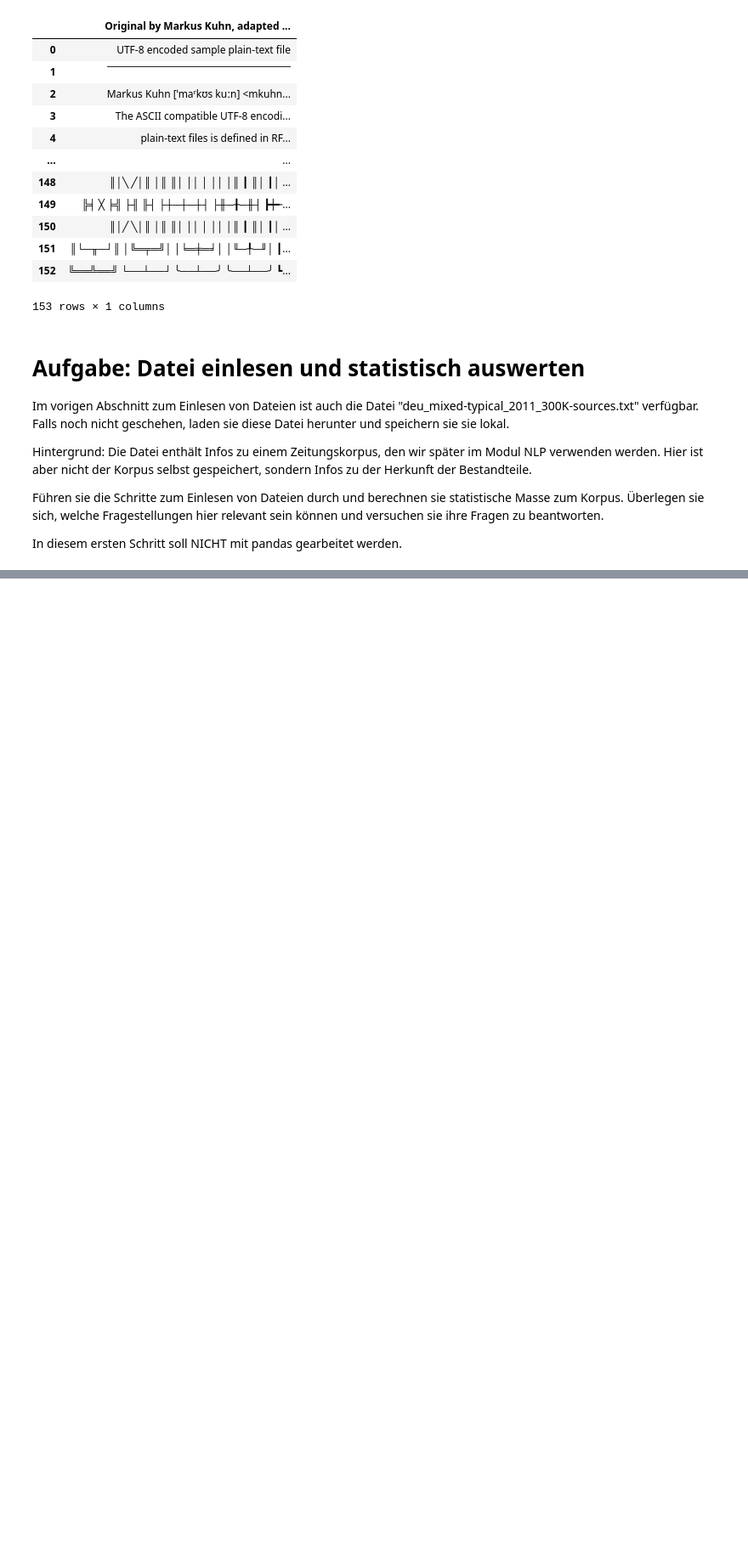
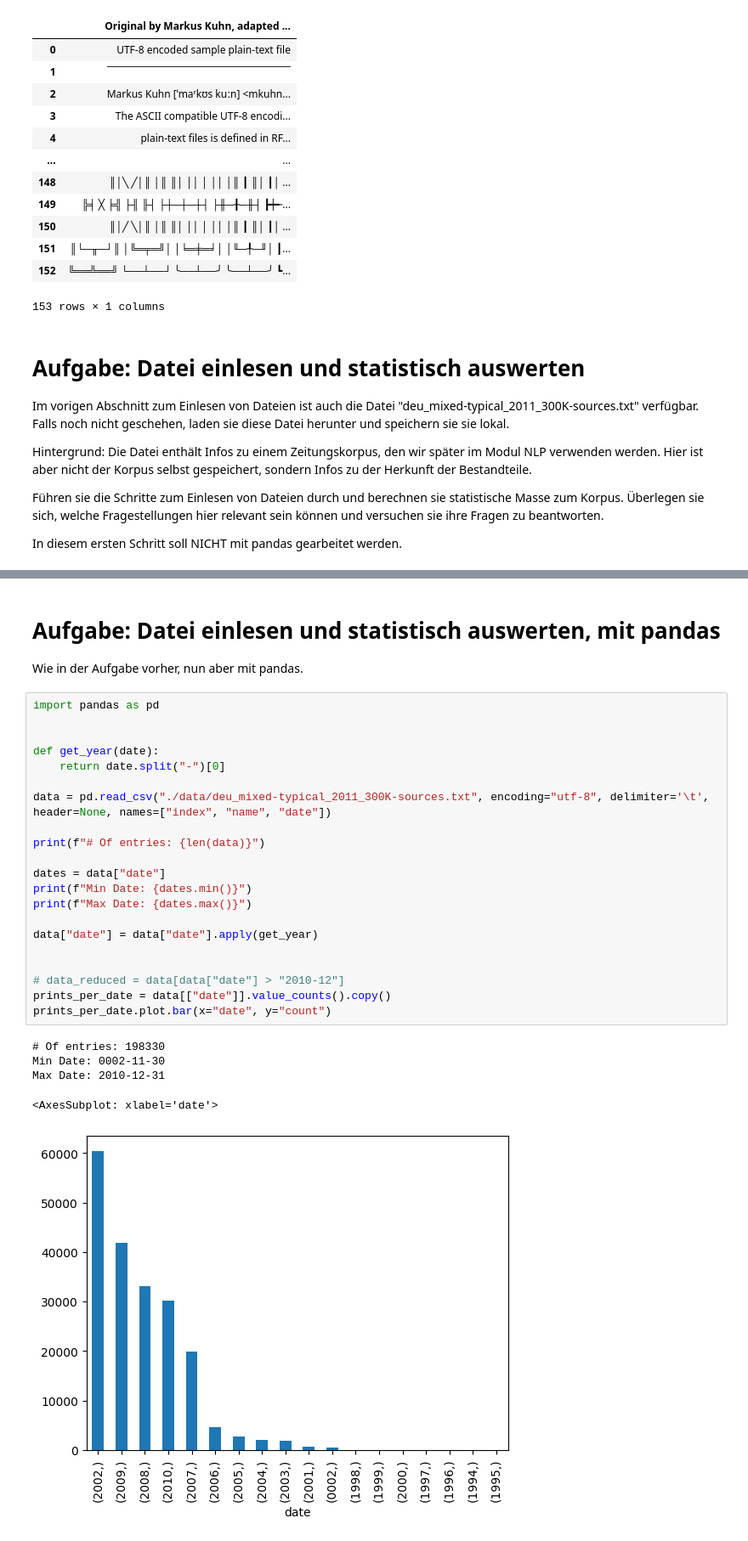
Before and after one commit to yhutter-dv/fhgr-explorative-data-analytics, a Jupyter notebook: jupyter_notebooks/assignments.ipynb, the cells around one changed output, grey strips where cells are left out. Shown at 85% size. Drawn from its saved outputs; the diff is of its cells as text; blank space fills up the shorter version.

```diff
--- a/jupyter_notebooks/assignments.ipynb
+++ b/jupyter_notebooks/assignments.ipynb
@@ -760,0 +767,30 @@ Max Date: 2010-12-31
+# %% [markdown]
+# Aufgabe: Datei einlesen und statistisch auswerten, mit pandas
+Wie in der Aufgabe vorher, nun aber mit pandas.
+# %%
+import pandas as pd
+
+
+def get_year(date):
+    return date.split("-")[0]
+
+data = pd.read_csv("./data/deu_mixed-typical_2011_300K-sources.txt", encoding="utf-8", delimiter='\t', header=None, names=["index", "name", "date"])
+
+print(f"# Of entries: {len(data)}")
+
+dates = data["date"]
+print(f"Min Date: {dates.min()}")
+print(f"Max Date: {dates.max()}")
+
+data["date"] = data["date"].apply(get_year)
+
+
+# data_reduced = data[data["date"] > "2010-12"]
+prints_per_date = data[["date"]].value_counts().copy()
+prints_per_date.plot.bar(x="date", y="count")
+# %% [output]
+# Of entries: 198330
+Min Date: 0002-11-30
+Max Date: 2010-12-31
+<AxesSubplot: xlabel='date'>
+[figure, added]
```
Also changed, not shown: parts of 9 cells of this notebook, 15 other files.
